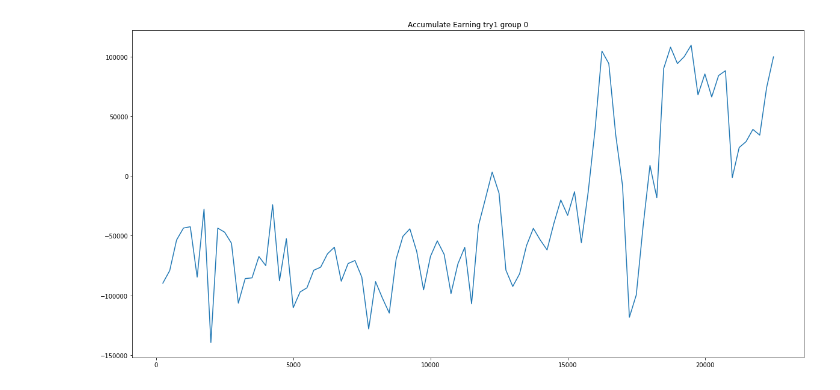
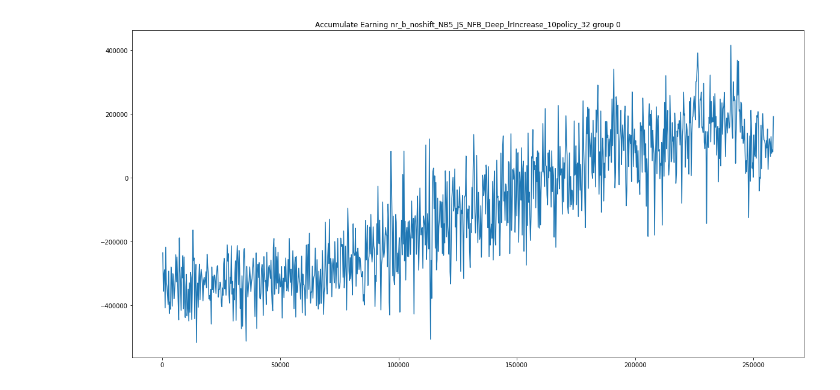
Before and after one commit to 1323767083/2020P3, a Jupyter notebook: Z_CC.ipynb, the cells around one changed output. Saved outputs shown, nothing was run; the diff lists cells and outputs as text; code cells hidden in the pictures.

```diff
--- a/Z_CC.ipynb
+++ b/Z_CC.ipynb
@@ -1,8 +1,8 @@
 # %%
 #%matplotlib inline
 import importlib
 import Eval_CC_ana as ana
 importlib.reload(ana)
-ana.plot_1_experiment(system_name="try1", Eval_Group_idx=0)
+ana.plot_1_experiment(system_name="nr_b_noshift_NB5_JS_NFB_Deep_lrIncrease_10policy_32", Eval_Group_idx=0)
 # %% [output]
-[figure, old version]
+[figure, new version]
```
Also changed, not shown: parts of 9 cells of this notebook, 9 other files.
